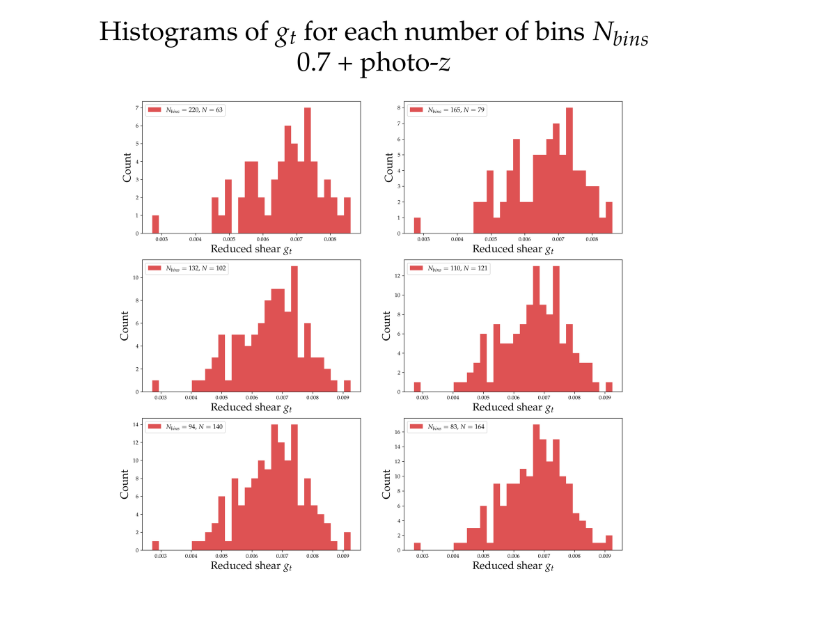
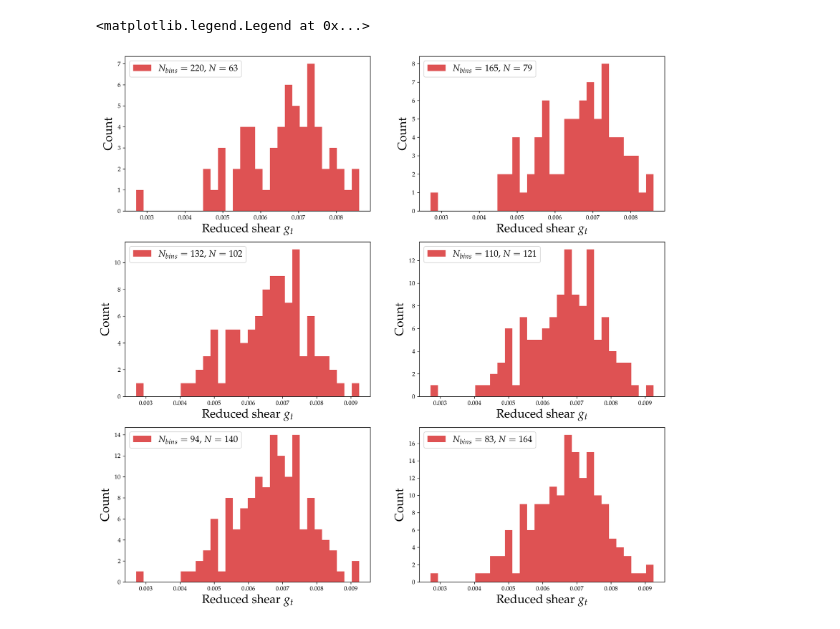
Before and after one commit to caioolivv/masters, a Jupyter notebook: CLMM/histograms.ipynb, the cells around one changed output. Drawn from its saved outputs; the diff is of its cells as text; code cells hidden in the pictures.

```diff
--- a/CLMM/histograms.ipynb
+++ b/CLMM/histograms.ipynb
@@ -221,40 +221,41 @@ ax[2][1].hist(gc_gt, bins=30, alpha=0.8, color='tab:red', label=f'$N_{{bins}}={n
 # gc_gt    = clmm.compute_reduced_tangential_shear(gc_r, cluster_m, concentration, gc[1].z, gc_z, cosmo, delta_mdef=200, halo_profile_model='nfw')
 # ax[2][1].hist(gc_gt, bins=30, alpha=0.8, color='tab:red', label=f'N_{{bins}}={n}')
 
 
 ax[0][0].set_ylabel(f'Count', fontsize=20)
 ax[0][1].set_ylabel(f'Count', fontsize=20)
 ax[1][0].set_ylabel(f'Count', fontsize=20)
 ax[1][1].set_ylabel(f'Count', fontsize=20)
 ax[2][0].set_ylabel(f'Count', fontsize=20)
 ax[2][1].set_ylabel(f'Count', fontsize=20)
 
 ax[0][0].set_xlabel(f'Reduced shear $g_t$', fontsize=20)
 ax[0][1].set_xlabel(f'Reduced shear $g_t$', fontsize=20)
 ax[1][0].set_xlabel(f'Reduced shear $g_t$', fontsize=20)
 ax[1][1].set_xlabel(f'Reduced shear $g_t$', fontsize=20)
 ax[2][0].set_xlabel(f'Reduced shear $g_t$', fontsize=20)
 ax[2][1].set_xlabel(f'Reduced shear $g_t$', fontsize=20)
 
 
 
 # ax[j][0].set_xlabel(f'Tangential shear ($\\epsilon_t^{{(obs)}}$)', fontsize='20')
 # ax[j][1].set_xlabel(f'Redshift ($z$)', fontsize='20')
 
 # ax[j][0].set_ylabel(f'Number of ocurrences', fontsize='20')
 # ax[j][1].set_ylabel(f'Number of ocurrences', fontsize='20')
 
-ax[0][0].legend(fontsize=12)
-ax[0][1].legend(fontsize=12)
-ax[1][0].legend(fontsize=12)
-ax[1][1].legend(fontsize=12)
-ax[2][0].legend(fontsize=12)
-ax[2][1].legend(fontsize=12)
+ax[0][0].legend(fontsize=15)
+ax[0][1].legend(fontsize=15)
+ax[1][0].legend(fontsize=15)
+ax[1][1].legend(fontsize=15)
+ax[2][0].legend(fontsize=15)
+ax[2][1].legend(fontsize=15)
 
 
-fig.suptitle(f'Histograms of $g_t$ for each number of bins $N_{{bins}}$ \n 0.7 + photo-$z$', fontsize='50', weight='bold')
+# fig.suptitle(f'Histograms of $g_t$ for each number of bins $N_{{bins}}$ \n 0.7 + photo-$z$', fontsize='50', weight='bold')
 
-# fig.tight_layout()
-fig.subplots_adjust(top=0.85)
+# # fig.tight_layout()
+# fig.subplots_adjust(top=0.85)
 # %% [output]
+<matplotlib.legend.Legend at 0x...>
-[figure, old version]
+[figure, new version]
```
Also changed, not shown: 8 other files.
